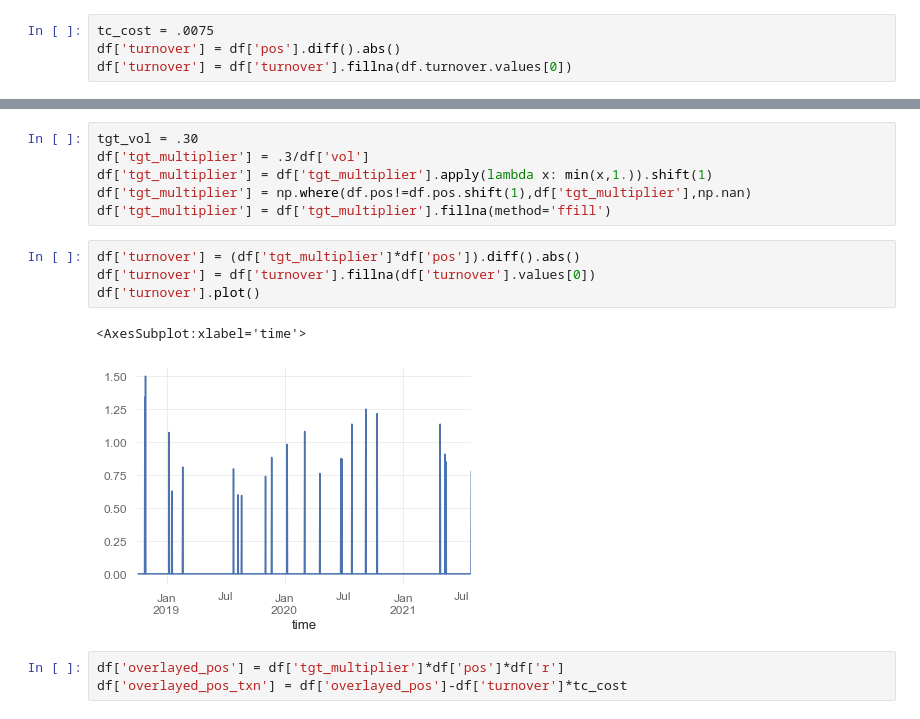
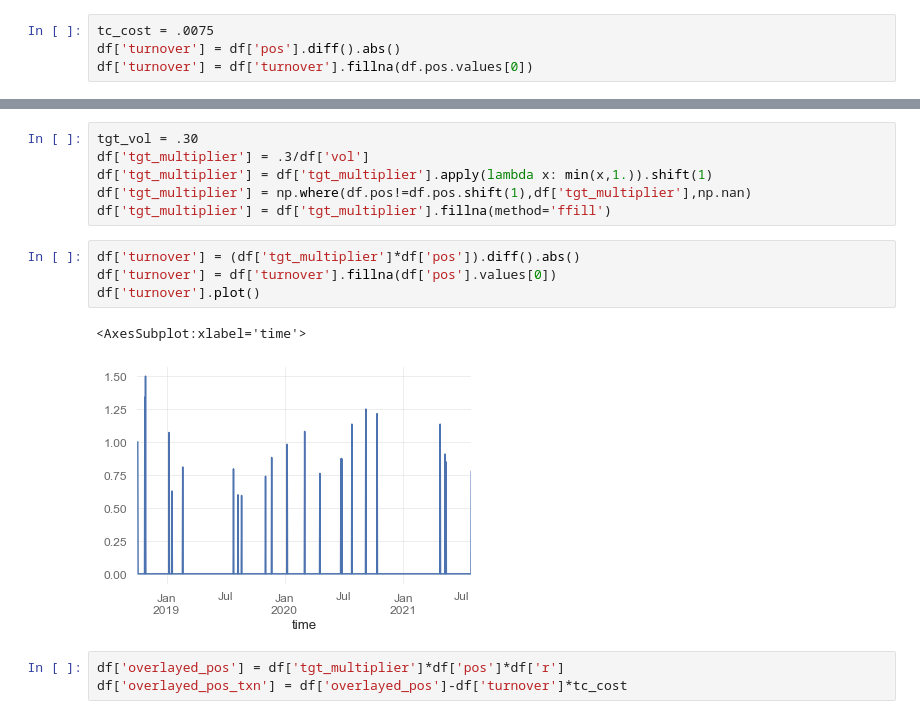
Before and after one commit to duggar/exercise, a Jupyter notebook: case2_bnb_analytics.ipynb, the cells around one changed output, grey strips where cells are left out. Cells and saved outputs as stored; diff of their text form.

```diff
--- a/case2_bnb_analytics.ipynb
+++ b/case2_bnb_analytics.ipynb
@@ -41,7 +41,7 @@ Transaction Costs are set as .75 % * turnover
 # %%
 tc_cost = .0075
 df['turnover'] = df['pos'].diff().abs()
-df['turnover'] = df['turnover'].fillna(df.turnover.values[0])
+df['turnover'] = df['turnover'].fillna(df.pos.values[0])
 # %%
 df['strategy_with_txn'] = df['strategy'] - df['turnover']*tc_cost
 # %% [markdown]
@@ -137,11 +137,11 @@ df['tgt_multiplier'] = np.where(df.pos!=df.pos.shift(1),df['tgt_multiplier'],np.
 df['tgt_multiplier'] = df['tgt_multiplier'].fillna(method='ffill')
 # %%
 df['turnover'] = (df['tgt_multiplier']*df['pos']).diff().abs()
-df['turnover'] = df['turnover'].fillna(df['turnover'].values[0])
+df['turnover'] = df['turnover'].fillna(df['pos'].values[0])
 df['turnover'].plot()
 # %% [output]
 <AxesSubplot:xlabel='time'>
-[figure, old version]
+[figure, new version]
 # %%
 df['overlayed_pos'] = df['tgt_multiplier']*df['pos']*df['r']
 df['overlayed_pos_txn'] = df['overlayed_pos']-df['turnover']*tc_cost
```
Also changed, not shown: parts of 2 cells of this notebook.
